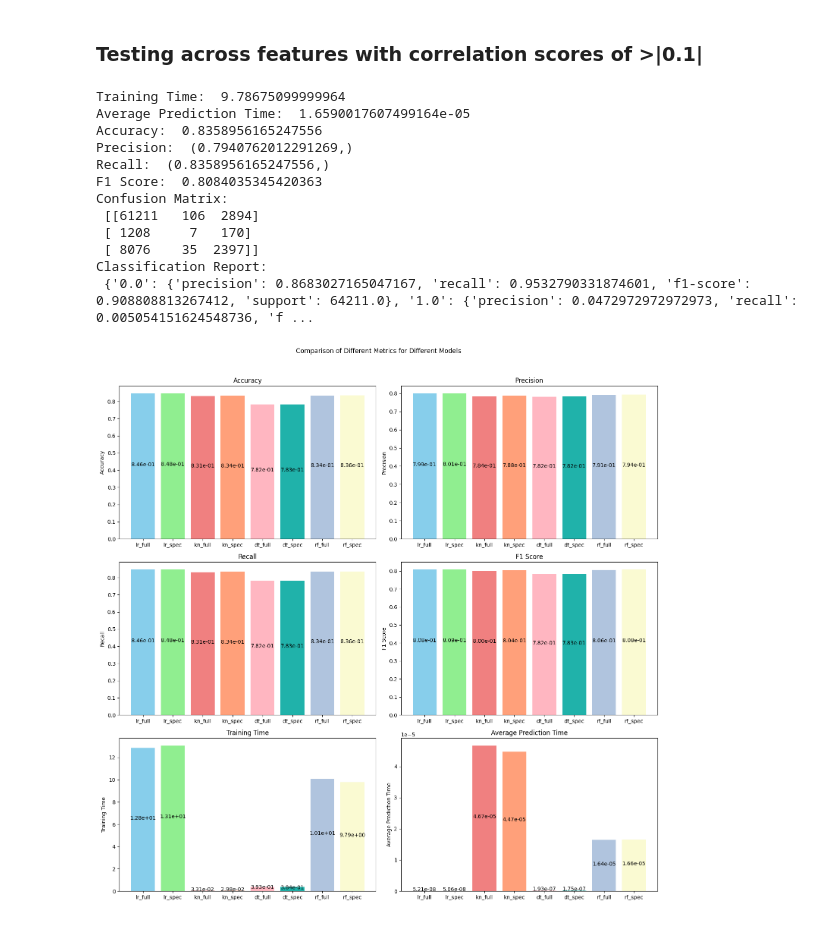
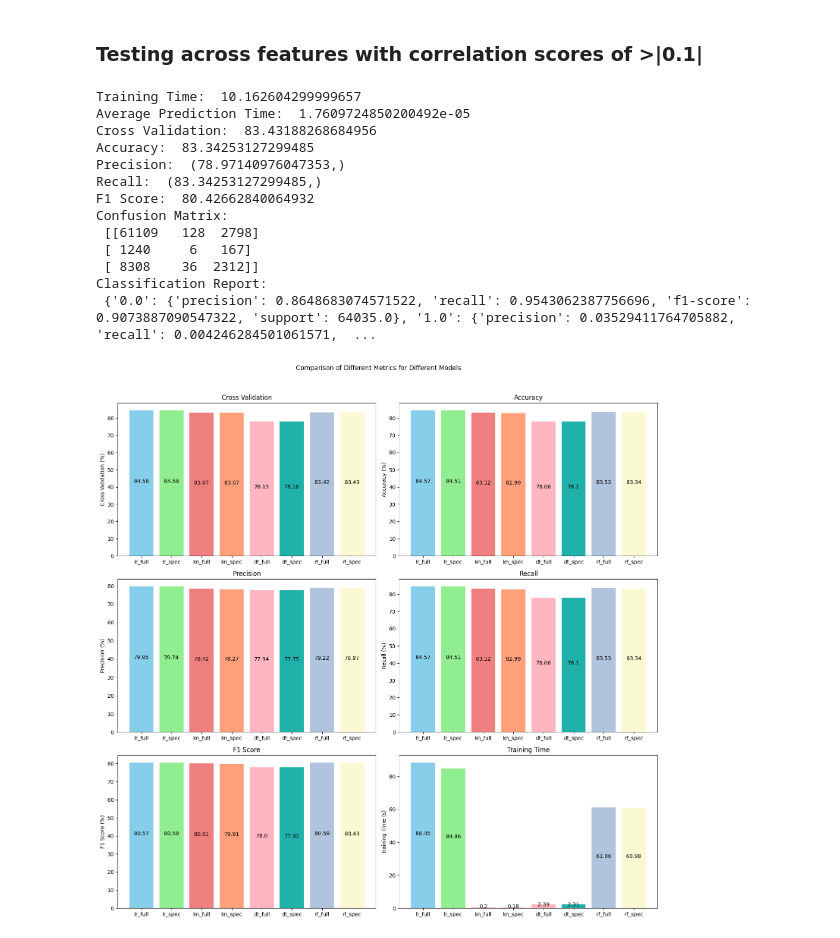
Before and after one commit to horse-3903/aws-wep-group-12, a Jupyter notebook: src/final.ipynb, the cells around one changed output. Saved outputs shown, nothing was run; the diff lists cells and outputs as text; code cells hidden in the pictures.

```diff
--- a/src/final.ipynb
+++ b/src/final.ipynb
@@ -459,7 +468,7 @@ from sklearn.tree import DecisionTreeClassifier
 if not 'dt_model' in locals():
     dt_model = DecisionTreeClassifier()
 
-metrics, results = train_and_evaluate_model(dt_model, X_train, y_train, X_test, y_test)
+metrics, results = train_and_evaluate_model(dt_model, X_train, y_train, X_test, y_test, X, y)
 model_metrics["dt_full"] = metrics
 print(results)
 # %% [output]
@@ -484,7 +494,7 @@ save_model(dt_model, '../models/dt_full.joblib')
 if not 'dt_spec_model' in locals():
     dt_spec_model = DecisionTreeClassifier()
 
-metrics, results = train_and_evaluate_model(dt_spec_model, X_spec_train, y_spec_train, X_spec_test, y_spec_test)
+metrics, results = train_and_evaluate_model(dt_spec_model, X_spec_train, y_spec_train, X_spec_test, y_spec_test,X,y)
 model_metrics["dt_spec"] = metrics
 print(results)
 # %% [output]
@@ -513,7 +524,7 @@ from sklearn.ensemble import RandomForestClassifier
 if not 'rf_model' in locals():
     rf_model = RandomForestClassifier()
 
-metrics, results = train_and_evaluate_model(rf_model, X_train, y_train, X_test, y_test)
+metrics, results = train_and_evaluate_model(rf_model, X_train, y_train, X_test, y_test, X, y)
 model_metrics["rf_full"] = metrics
 print(results)
 # %% [output]
@@ -543,22 +555,23 @@ plt.show()
 if not 'rf_spec_model' in locals():
     rf_spec_model = RandomForestClassifier()
 
-metrics, results = train_and_evaluate_model(rf_spec_model, X_spec_train, y_spec_train, X_spec_test, y_spec_test)
+metrics, results = train_and_evaluate_model(rf_spec_model, X_spec_train, y_spec_train, X_spec_test, y_spec_test, X, y)
 model_metrics["rf_spec"] = metrics
 print(results)
 # %% [output]
-Training Time:  9.78675099999964
-Average Prediction Time:  1.6590017607499164e-05
-Accuracy:  0.8358956165247556
-Precision:  (0.7940762012291269,)
-Recall:  (0.8358956165247556,)
-F1 Score:  0.8084035345420363
+Training Time:  10.162604299999657
+Average Prediction Time:  1.7609724850200492e-05
+Cross Validation:  83.43188268684956
+Accuracy:  83.34253127299485
+Precision:  (78.97140976047353,)
+Recall:  (83.34253127299485,)
+F1 Score:  80.42662840064932
 Confusion Matrix:
- [[61211   106  2894]
- [ 1208     7   170]
- [ 8076    35  2397]]
+ [[61109   128  2798]
+ [ 1240     6   167]
+ [ 8308    36  2312]]
 Classification Report:
- {'0.0': {'precision': 0.8683027165047167, 'recall': 0.9532790331874601, 'f1-score': 0.908808813267412, 'support': 64211.0}, '1.0': {'precision': 0.0472972972972973, 'recall': 0.005054151624548736, 'f ...
+ {'0.0': {'precision': 0.8648683074571522, 'recall': 0.9543062387756696, 'f1-score': 0.9073887090547322, 'support': 64035.0}, '1.0': {'precision': 0.03529411764705882, 'recall': 0.004246284501061571,  ...
 # %%
 import csv
 import os
@@ -605,29 +618,31 @@ for model, metrics in tqdm(model_metrics.items()):
     save_metrics(metrics, f'../results/{model}')
 # %%
 # Extract metrics from model_metrics
-metrics_to_plot = ['Accuracy', 'Precision', 'Recall', 'F1 Score', 'Training Time', 'Average Prediction Time']
-
+metrics_to_plot = ['Cross Validation','Accuracy', 'Precision', 'Recall', 'F1 Score', 'Training Time']
+units = ['%','%','%','%','%','s']
 # Prepare data for plotting
 metrics_data = {metric: {model: model_metrics[model][metric] for model in model_metrics} for metric in metrics_to_plot}
 
 # Plot the metrics
 fig, axes = plt.subplots(3, 2, figsize=(15, 15))
 
-for ax, metric in zip(axes.flatten(), metrics_to_plot):
+for ax, metric,unit in zip(axes.flatten(), metrics_to_plot,units):
     models = list(metrics_data[metric].keys())
     values = list(metrics_data[metric].values())
-
+    if (metric == 'Training Time'):
+        for i,v in enumerate(values):
+            values[i] = v*6
     # Plot the metric
     colors = ['skyblue', 'lightgreen', 'lightcoral', 'lightsalmon', 'lightpink', 'lightseagreen', 'lightsteelblue', 'lightgoldenrodyellow']
     ax.bar(models, values, color=colors)
     ax.set_title(metric)
-    ax.set_ylabel(metric)
+    ax.set_ylabel(metric+f" ({unit})")
     for i, v in enumerate(values):
-        ax.text(i, v * 0.5, f"{v:.2e}", ha='center')
+        ax.text(i, v * 0.5, round(v,2), ha='center')
 
 plt.suptitle('Comparison of Different Metrics for Different Models')
 plt.tight_layout(rect=[0, 0, 1, 0.96])
 plt.savefig('../visualisations/metrics_comparison.png')
 plt.show()
 # %% [output]
-[figure, old version]
+[figure, new version]
```
Also changed, not shown: parts of 12 cells of this notebook, 34 other files.
